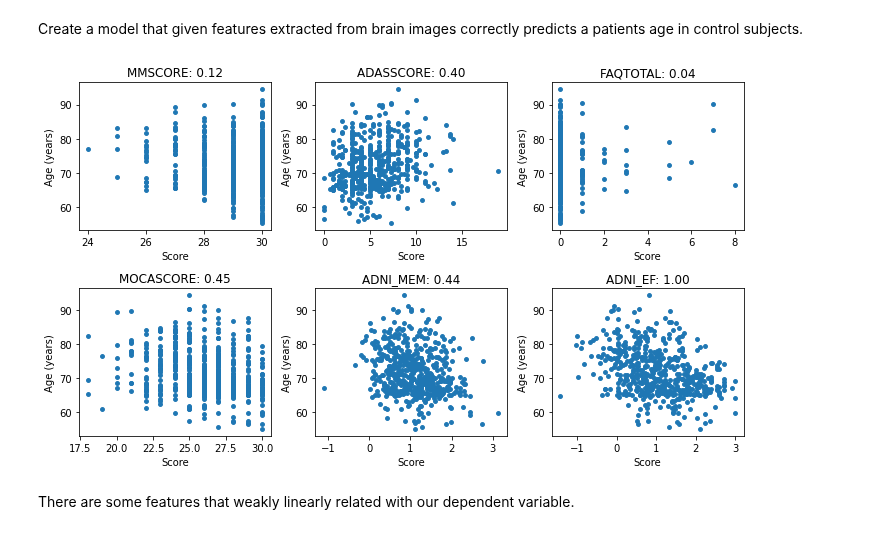
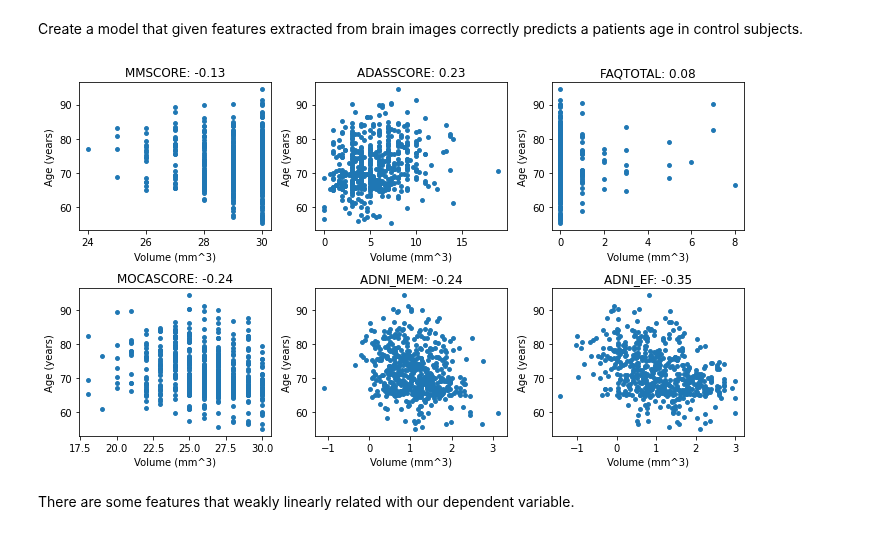
Before and after one commit to JGarciaCondado/ADNIBrainAge, a Jupyter notebook: jupyternotebooks/neuropsychBrainAge.ipynb, the cells around one changed output. Drawn from its saved outputs; the diff is of its cells as text; code cells hidden in the pictures.

Commit message:
Change correlations from normalzied f-statistics to pearson coeff

```diff
--- a/jupyternotebooks/neuropsychBrainAge.ipynb
+++ b/jupyternotebooks/neuropsychBrainAge.ipynb
@@ -38,21 +38,19 @@ df_cn = df_full[df_full['TYPECONVERSOR']==1.0]
 # %%
 # Explore relationship between each individual feature and age.
 X = df_cn[features].to_numpy()
 Y = df_cn['AGE'].to_numpy()
 
-f_test, _ = f_regression(X, Y)
-f_test /= np.max(f_test) # We normalize beacuse we are interested in relative values
-
 plt.figure(figsize=(10,14))
 for d in range (len(features)):
     plt.subplot(5,3,d+1)
     plt.scatter(X[:,d],Y,s=15)
-    plt.xlabel('Score')
+    pearson_coeff, _ = pearsonr(X[:, d], Y)
+    plt.xlabel('Volume (mm^3)')
     plt.ylabel('Age (years)')
-    plt.title("{0}: {1:.2f}".format(features[d],f_test[d]))
+    plt.title("{0}: {1:.2f}".format(features[d],pearson_coeff))
 plt.tight_layout()
 # %% [output]
-[figure, old version]
+[figure, new version]
 # %% [markdown]
 There are some features that weakly linearly related with our dependent variable.
 # %%
```
Also changed, not shown: parts of 3 cells of this notebook, 1 other file.
